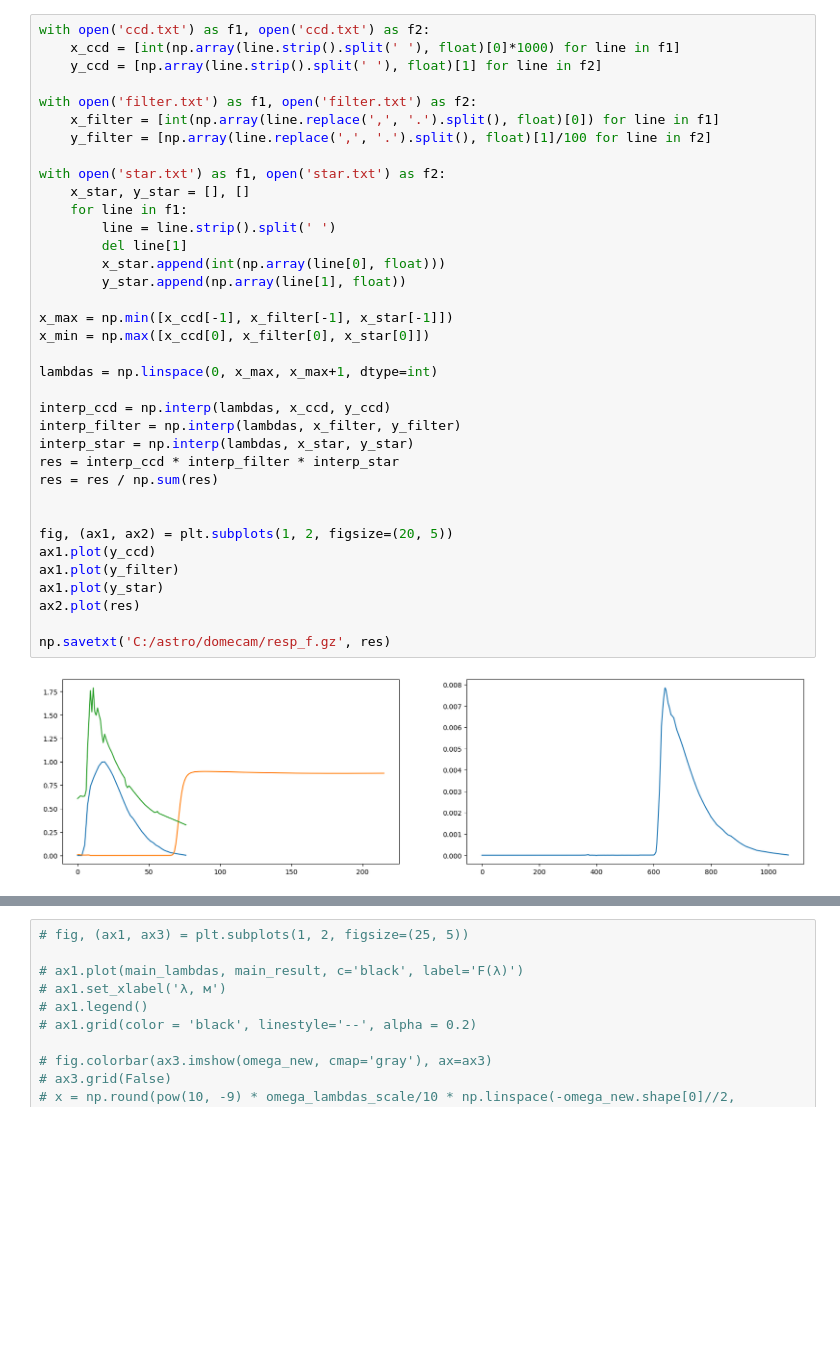
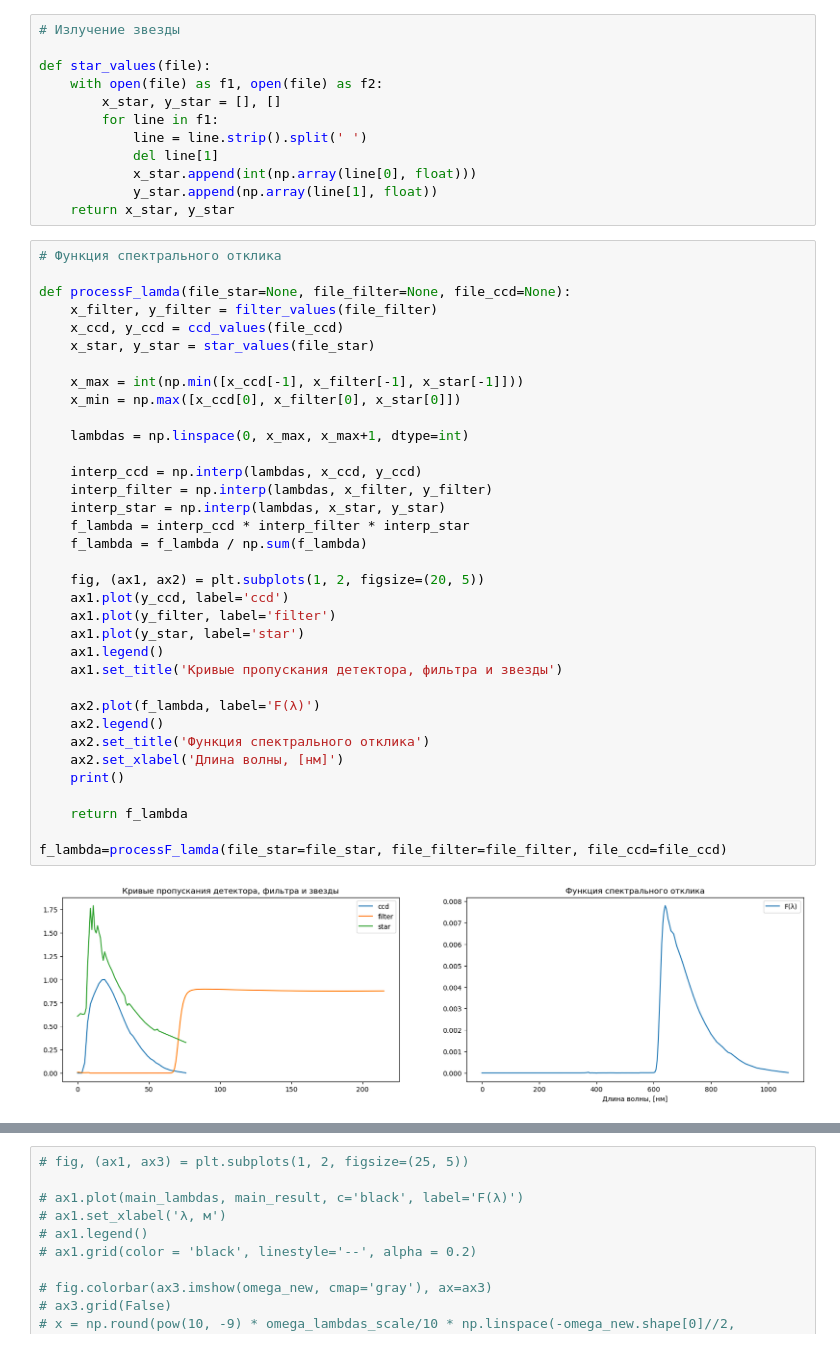
Before and after one commit to AntonMate/domecam, a Jupyter notebook: spectral_filter.ipynb, the cells around one changed output, grey strips where cells are left out. Drawn from its saved outputs; the diff is of its cells as text; blank space fills up the shorter version.

```diff
--- a/spectral_filter.ipynb
+++ b/spectral_filter.ipynb
@@ -5,39 +51,50 @@ import matplotlib.pyplot as plt
+# %%
+# Излучение звезды
+
+def star_values(file):
+    with open(file) as f1, open(file) as f2:
+        x_star, y_star = [], []
+        for line in f1:
+            line = line.strip().split(' ')
+            del line[1]
+            x_star.append(int(np.array(line[0], float)))
+            y_star.append(np.array(line[1], float))
+    return x_star, y_star
 # %%
-with open('ccd.txt') as f1, open('ccd.txt') as f2:
-    x_ccd = [int(np.array(line.strip().split(' '), float)[0]*1000) for line in f1]
-    y_ccd = [np.array(line.strip().split(' '), float)[1] for line in f2]
+# Функция спектрального отклика
 
-with open('filter.txt') as f1, open('filter.txt') as f2:
-    x_filter = [int(np.array(line.replace(',', '.').split(), float)[0]) for line in f1]
-    y_filter = [np.array(line.replace(',', '.').split(), float)[1]/100 for line in f2]
+def processF_lamda(file_star=None, file_filter=None, file_ccd=None):
+    x_filter, y_filter = filter_values(file_filter)
+    x_ccd, y_ccd = ccd_values(file_ccd)
+    x_star, y_star = star_values(file_star)
 
-with open('star.txt') as f1, open('star.txt') as f2:
-    x_star, y_star = [], []
-    for line in f1:
-        line = line.strip().split(' ')
-        del line[1]
-        x_star.append(int(np.array(line[0], float)))
-        y_star.append(np.array(line[1], float))
+    x_max = int(np.min([x_ccd[-1], x_filter[-1], x_star[-1]]))
+    x_min = np.max([x_ccd[0], x_filter[0], x_star[0]])
 
-x_max = np.min([x_ccd[-1], x_filter[-1], x_star[-1]])
-x_min = np.max([x_ccd[0], x_filter[0], x_star[0]])
+    lambdas = np.linspace(0, x_max, x_max+1, dtype=int)
 
-lambdas = np.linspace(0, x_max, x_max+1, dtype=int)
+    interp_ccd = np.interp(lambdas, x_ccd, y_ccd)
+    interp_filter = np.interp(lambdas, x_filter, y_filter)
+    interp_star = np.interp(lambdas, x_star, y_star)
+    f_lambda = interp_ccd * interp_filter * interp_star
+    f_lambda = f_lambda / np.sum(f_lambda)
 
-interp_ccd = np.interp(lambdas, x_ccd, y_ccd)
-interp_filter = np.interp(lambdas, x_filter, y_filter)
-interp_star = np.interp(lambdas, x_star, y_star)
-res = interp_ccd * interp_filter * interp_star
-res = res / np.sum(res)
+    fig, (ax1, ax2) = plt.subplots(1, 2, figsize=(20, 5))
+    ax1.plot(y_ccd, label='ccd')
+    ax1.plot(y_filter, label='filter')
+    ax1.plot(y_star, label='star')
+    ax1.legend()
+    ax1.set_title('Кривые пропускания детектора, фильтра и звезды')
 
+    ax2.plot(f_lambda, label='F(λ)')
+    ax2.legend()
+    ax2.set_title('Функция спектрального отклика')
+    ax2.set_xlabel('Длина волны, [нм]')
+    print()
 
-fig, (ax1, ax2) = plt.subplots(1, 2, figsize=(20, 5))
-ax1.plot(y_ccd)
-ax1.plot(y_filter)
-ax1.plot(y_star)
-ax2.plot(res)
+    return f_lambda
 
-np.savetxt('C:/astro/domecam/resp_f.gz', res)
+f_lambda=processF_lamda(file_star=file_star, file_filter=file_filter, file_ccd=file_ccd)
 # %% [output]
-[figure, old version]
+[figure, new version]
 # %%
```
Also changed, not shown: parts of 7 cells of this notebook, 5 other files.
